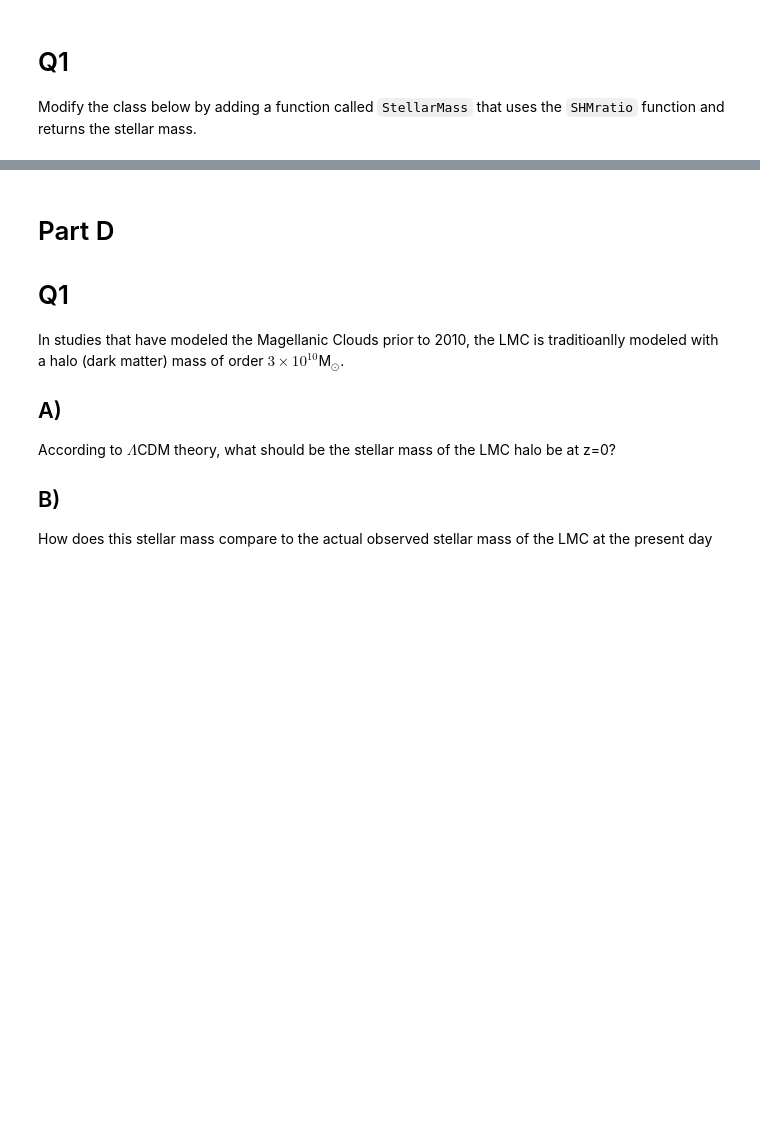
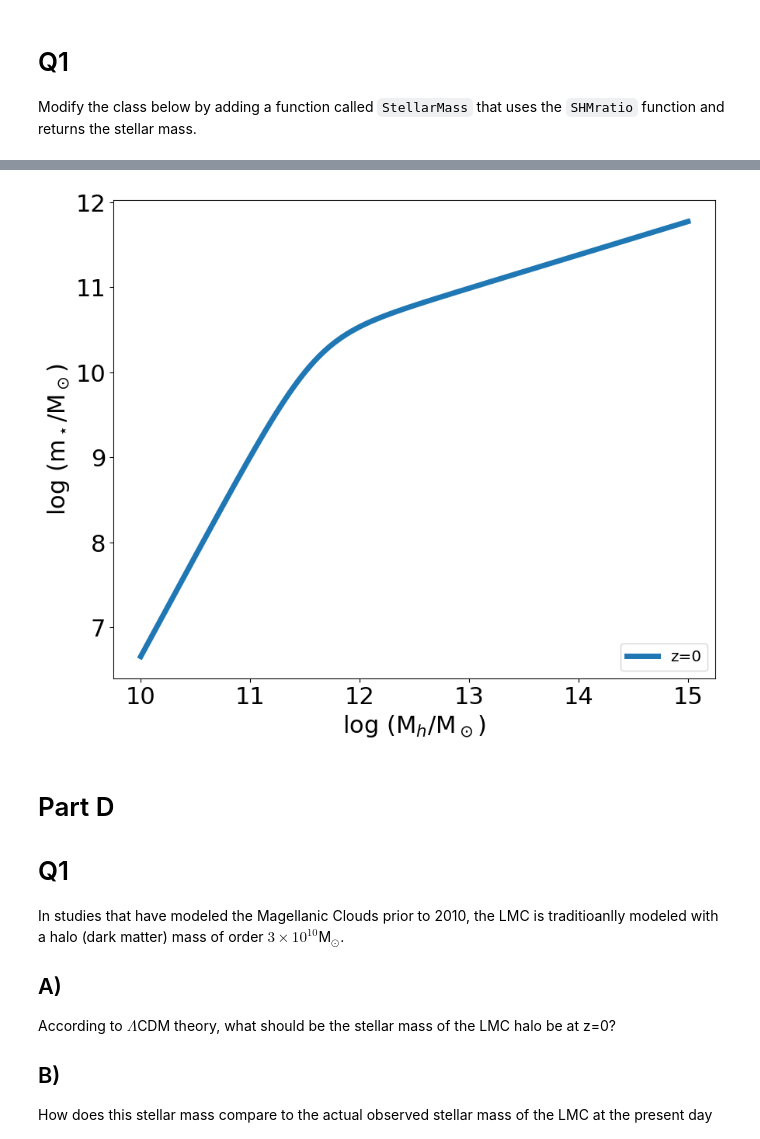
Before and after one commit to coltonq112358/ASTR400B, a Jupyter notebook: Labs/Lab5/Lab5.ipynb, the cells around one changed output, grey strips where cells are left out. Saved outputs shown, nothing was run; the diff lists cells and outputs as text; code cells hidden in the pictures; blank space fills up the shorter version.

```diff
--- a/Labs/Lab5/Lab5.ipynb
+++ b/Labs/Lab5/Lab5.ipynb
@@ -189,6 +189,16 @@ class AbundanceMatching:
 
  # Q1: add a function to the class that takes the SHM ratio and returns
 # The stellar mass
+    def StellarMass(self):
+        """
+        Method to compute the stellar mass using eq. 2 of Moster+2013 (stellar/halo mass ratio)
+
+        Outputs:
+            starMass: float, stellar mass in Msun
+        """
+
+        starMass = self.mhalo*self.SHMratio()
+        return starMass
 # %% [markdown]
 # Part C : Plot the Moster Relation
 
@@ -204,31 +214,33 @@ MosterZ0 = AbundanceMatching(mh,0)
 # %%
 
 fig,ax = plt.subplots(figsize=(10,8))
 
 
 #adjust tick label font size
 label_size = 22
 matplotlib.rcParams['xtick.labelsize'] = label_size
 matplotlib.rcParams['ytick.labelsize'] = label_size
 
 # Plot z = 0
 plt.plot(np.log10(mh), np.log10(MosterZ0.StellarMass()),
          linewidth = 5, label='z=0')
 
 # Continue plotting for the other redshifts here
 
 
 
 
 # Axes labels
-plt.xlabel('log (M$_h$/M$_\odot$)',fontsize=22)
-plt.ylabel('log (m$_\star$/M$_\odot$)', fontsize=22)
+plt.xlabel(r'log (M$_h$/M$_\odot$)',fontsize=22)
+plt.ylabel(r'log (m$_\star$/M$_\odot$)', fontsize=22)
 
 # Legend
 plt.legend(loc='lower right',fontsize='x-large')
 
 # save the file
-plt.savefig(AbundanceMatching_Lab5.png)
+plt.savefig("AbundanceMatching_Lab5.png")
+# %% [output]
+[figure, added]
 # %% [markdown]
 # Part D
 
```
Also changed, not shown: 1 other file.
